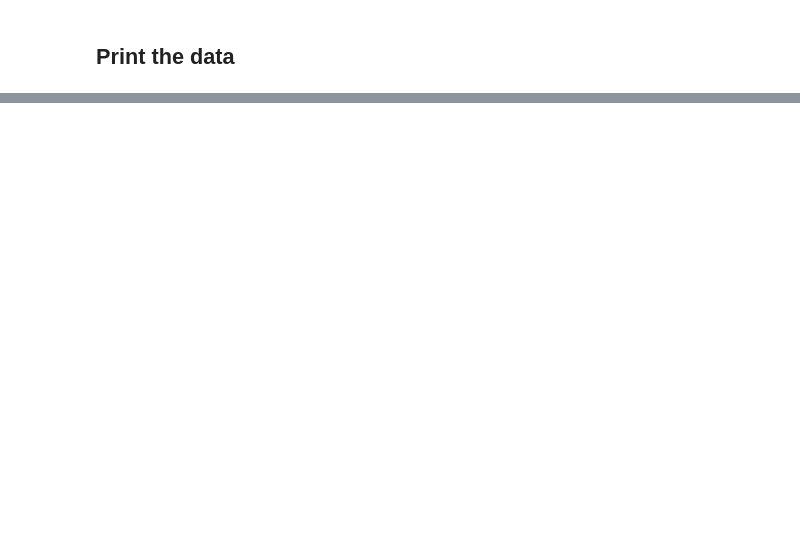
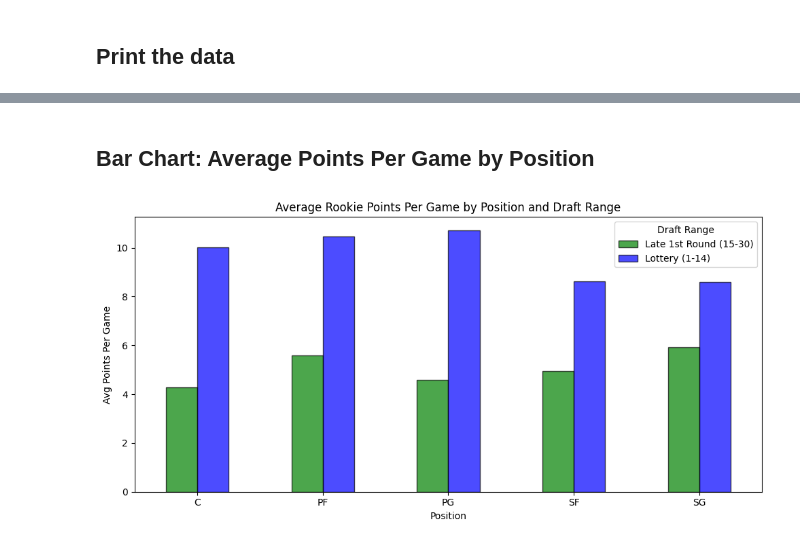
Before and after one commit to KalnBrs/AP-Stats-Data-Collection, a Jupyter notebook: main.ipynb, the cells around one changed output, grey strips where cells are left out. Cells and saved outputs as stored; diff of their text form; code cells hidden in the pictures; blank space fills up the shorter version.

```diff
--- a/main.ipynb
+++ b/main.ipynb
@@ -145,0 +229,20 @@ Standard Deviation for late round:  4.248836902754506
+# %% [markdown]
+## Bar Chart: Average Points Per Game by Position
+# %%
+combined_sample = pd.concat([
+    lottery_sample.assign(group="Lottery (1-14)"),
+    lateRd_sample.assign(group="Late 1st Round (15-30)")
+])
+
+pos_avg = combined_sample.groupby(["pos", "group"])["pts_per_game"].mean().unstack(fill_value=0)
+
+pos_avg.plot(kind="bar", figsize=(10, 5), color=["green", "blue"], edgecolor="black", alpha=0.7)
+plt.xlabel("Position")
+plt.ylabel("Avg Points Per Game")
+plt.title("Average Rookie Points Per Game by Position and Draft Range")
+plt.xticks(rotation=0)
+plt.legend(title="Draft Range")
+plt.tight_layout()
+plt.show()
+# %% [output]
+[figure, added]
```
Also changed, not shown: parts of 16 cells of this notebook.
